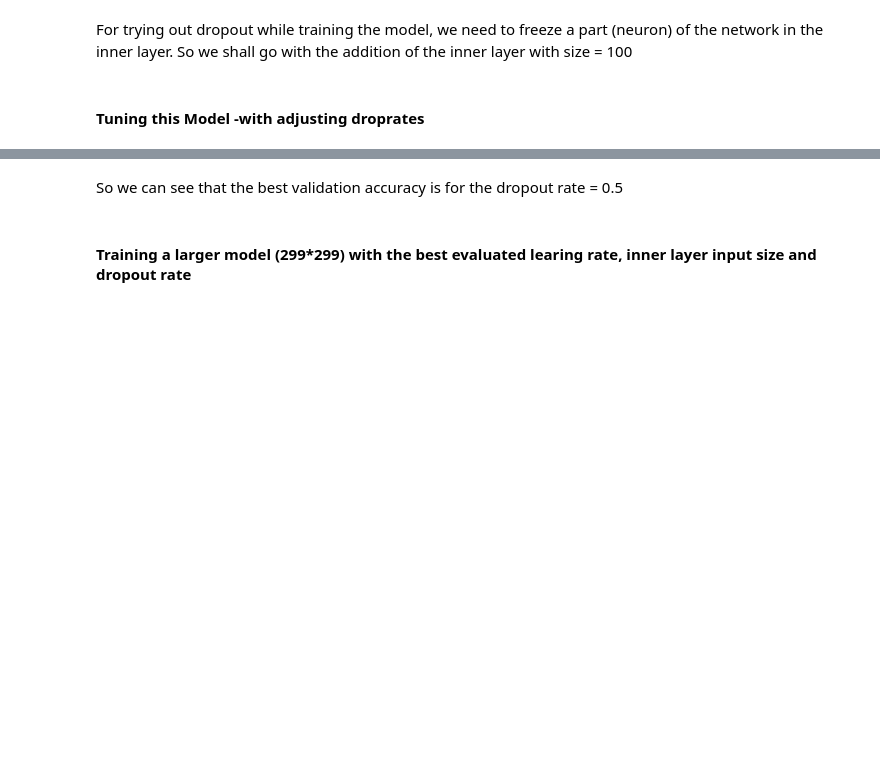
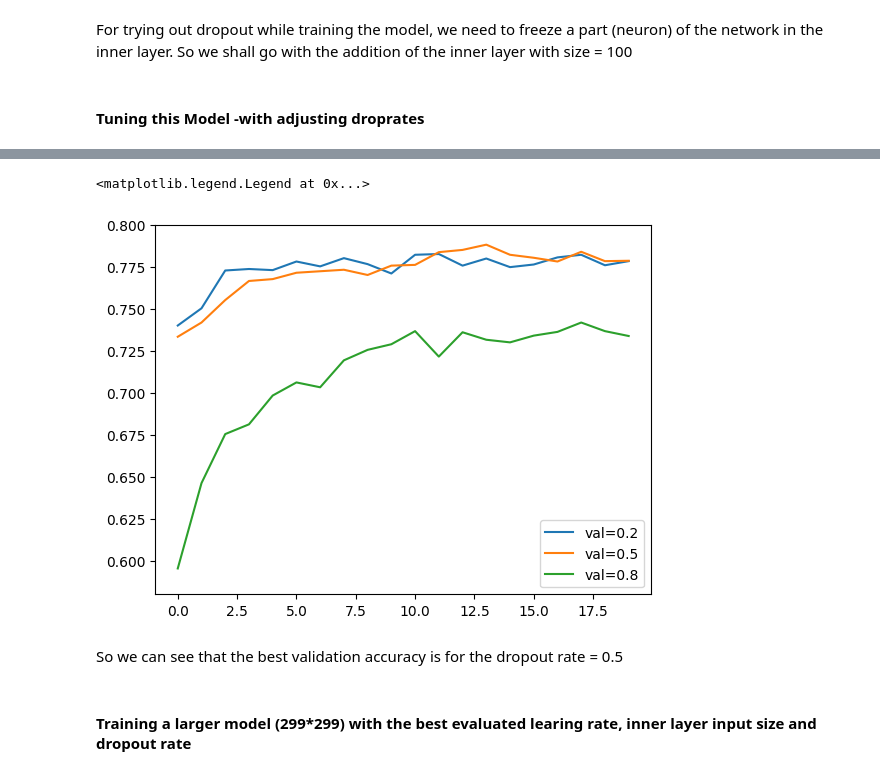
Before and after one commit to SapientSapiens/capstone1project-2025-mlz, a Jupyter notebook: notebook_Training.ipynb, the cells around one changed output, grey strips where cells are left out. Saved outputs shown, nothing was run; the diff lists cells and outputs as text; code cells hidden in the pictures; blank space fills up the shorter version.

```diff
--- a/notebook_Training.ipynb
+++ b/notebook_Training.ipynb
@@ -517,7 +517,7 @@ def create_model_with_dropout(learning_rate, size_inner, droprate):
 # training the model with different dropout rates
 scores_dropout = {}
 
-for droprate in [0.0, 0.2, 0.5, 0.8]:
+for droprate in [0.2, 0.5, 0.8]:
     print('dropout rate is ', droprate)
 
     model = create_model_with_dropout(
@@ -526,7 +526,7 @@ for droprate in [0.0, 0.2, 0.5, 0.8]:
         droprate=droprate
     )
 
-    history = model.fit(train_ds, epochs=30, validation_data=val_ds)
+    history = model.fit(train_ds, epochs=20, validation_data=val_ds)
     scores_dropout[droprate] = history.history
 
     print()
@@ -556,10 +552,13 @@ Detected at node PyFunc defined at (most recent call last):
 # %%
 #plotting the findings from the history object
-#for droprate, hist in scores_dropout.items():
-#   plt.plot(hist['val_accuracy'], label=('val=%s' % droprate))
+for droprate, hist in scores_dropout.items():
+ plt.plot(hist['val_accuracy'], label=('val=%s' % droprate))
 
-#plt.ylim(0.76, 0.79)
-#plt.legend()
+plt.ylim(0.58, 0.80)
+plt.legend()
+# %% [output]
+<matplotlib.legend.Legend at 0x...>
+[figure, added]
 # %% [markdown]
 So we can see that the best validation accuracy is for the dropout rate = 0.5
 # %%
```
Also changed, not shown: parts of 1 cell of this notebook, 3 other files.
